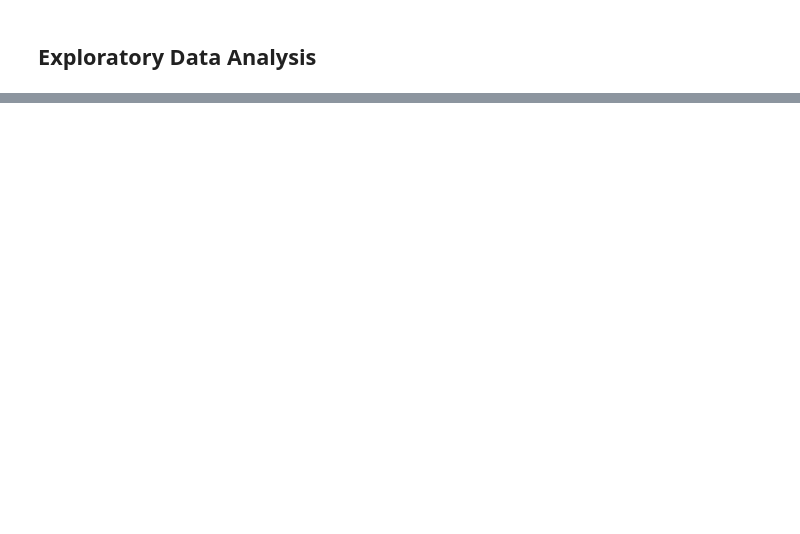
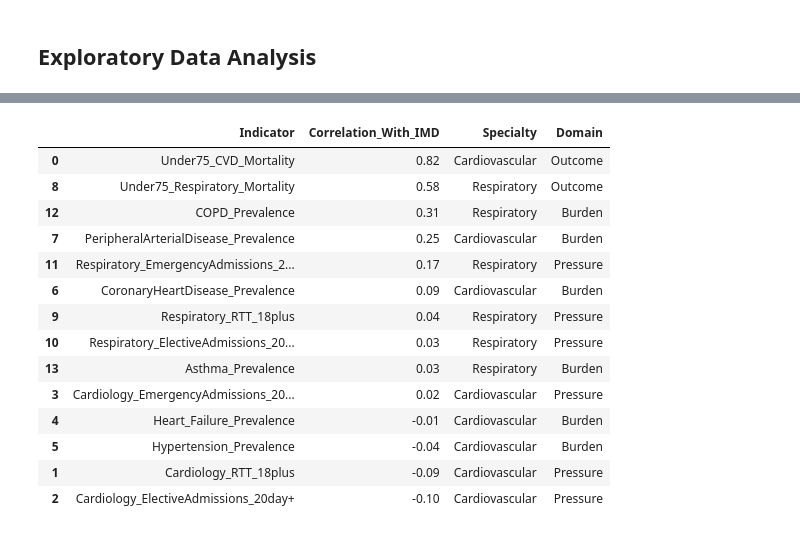
Before and after one commit to nhsengland/dsa_specialty_prioritisation_framework, a Jupyter notebook: Code/Specialty_Framework.ipynb, the cells around one changed output, grey strips where cells are left out. Cells and saved outputs as stored; diff of their text form; code cells hidden in the pictures; blank space fills up the shorter version.

```diff
--- a/Code/Specialty_Framework.ipynb
+++ b/Code/Specialty_Framework.ipynb
@@ -587,0 +1997,58 @@ display(
+# %%
+imd_associations = (
+    clinical_context_correlations[
+        ["IMD_Average_Score"]
+    ]
+    .reset_index()
+    .rename(
+        columns={
+            "index": "Indicator",
+            "IMD_Average_Score":
+                "Correlation_With_IMD"
+        }
+    )
+)
+
+imd_associations = (
+    imd_associations
+    .merge(
+        active_config[
+            [
+                "Indicator",
+                "Specialty",
+                "Domain"
+            ]
+        ],
+        on="Indicator",
+        how="left"
+    )
+    .sort_values(
+        "Correlation_With_IMD",
+        ascending=False
+    )
+)
+
+display(
+    imd_associations.round(2)
+)
+
+imd_associations.to_excel(
+    OUTPUT_DIR / "IMD_Associations.xlsx",
+    index=False
+)
+# %% [output]
+|  | Indicator | Correlation_With_IMD | Specialty | Domain |
+| 0 | Under75_CVD_Mortality | 0.82 | Cardiovascular | Outcome |
+| 8 | Under75_Respiratory_Mortality | 0.58 | Respiratory | Outcome |
+| 12 | COPD_Prevalence | 0.31 | Respiratory | Burden |
+| 7 | PeripheralArterialDisease_Prevalence | 0.25 | Cardiovascular | Burden |
+| 11 | Respiratory_EmergencyAdmissions_2... | 0.17 | Respiratory | Pressure |
+| 6 | CoronaryHeartDisease_Prevalence | 0.09 | Cardiovascular | Burden |
+| 9 | Respiratory_RTT_18plus | 0.04 | Respiratory | Pressure |
+| 10 | Respiratory_ElectiveAdmissions_20... | 0.03 | Respiratory | Pressure |
+| 13 | Asthma_Prevalence | 0.03 | Respiratory | Burden |
+| 3 | Cardiology_EmergencyAdmissions_20... | 0.02 | Cardiovascular | Pressure |
+| 4 | Heart_Failure_Prevalence | -0.01 | Cardiovascular | Burden |
+| 5 | Hypertension_Prevalence | -0.04 | Cardiovascular | Burden |
+| 1 | Cardiology_RTT_18plus | -0.09 | Cardiovascular | Pressure |
+| 2 | Cardiology_ElectiveAdmissions_20day+ | -0.10 | Cardiovascular | Pressure |
```
Also changed, not shown: parts of 87 cells of this notebook.
